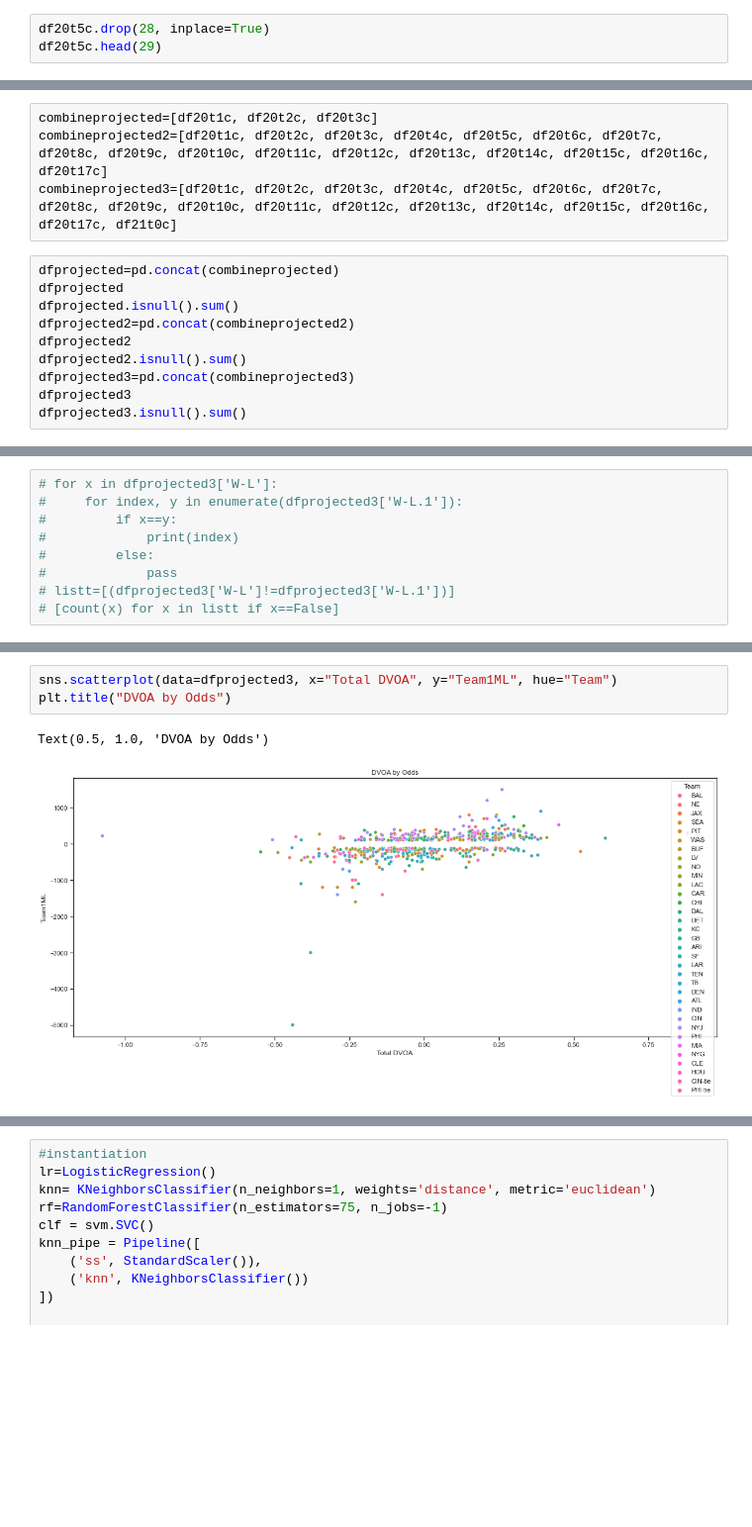
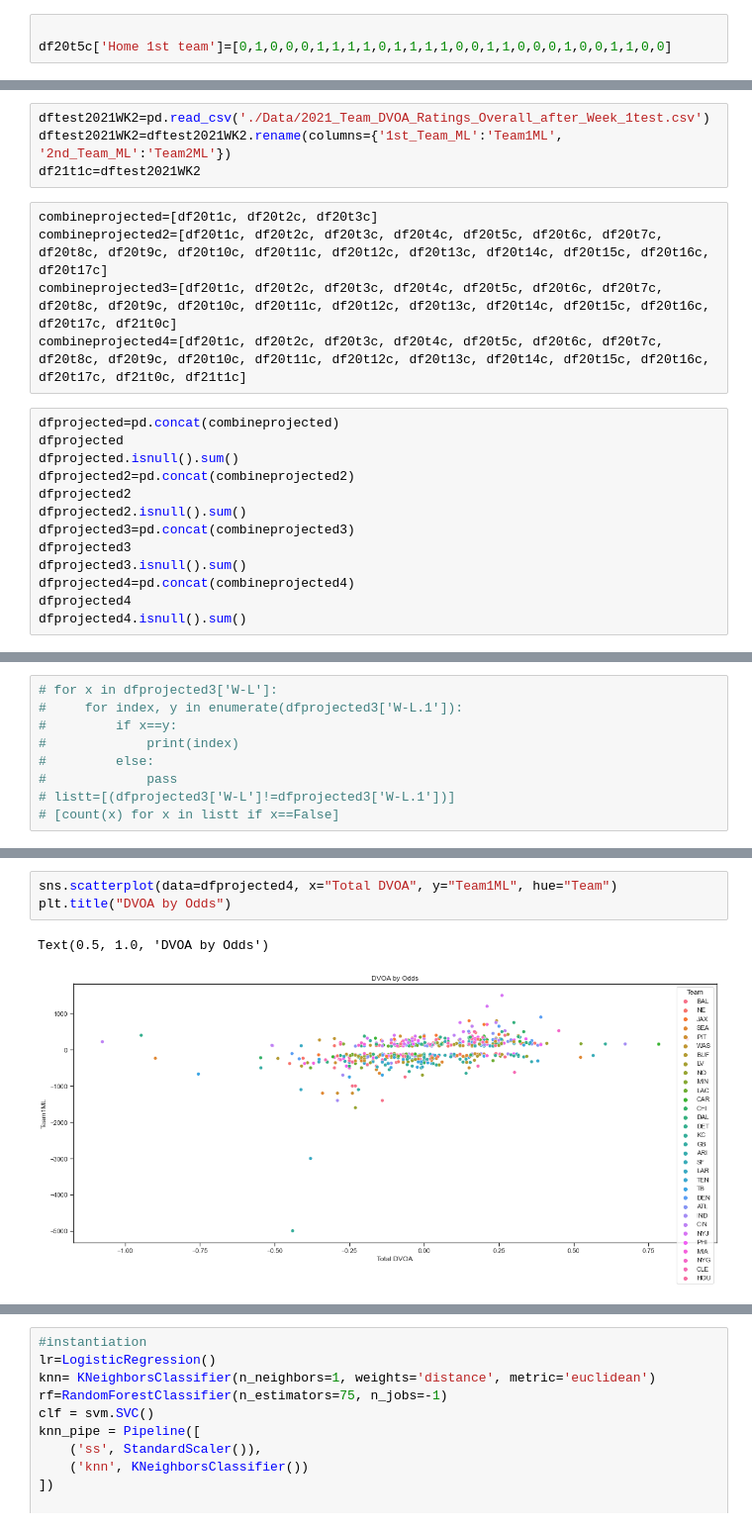
Before and after one commit to vivekbavda/NFL, a Jupyter notebook: BavdaNFLCapstoneDataCleaning.ipynb, the cells around one changed output, grey strips where cells are left out. Shown at 99% size. Drawn from its saved outputs; the diff is of its cells as text; blank space fills up the shorter version.

```diff
--- a/BavdaNFLCapstoneDataCleaning.ipynb
+++ b/BavdaNFLCapstoneDataCleaning.ipynb
@@ -526,4 +537,4 @@ Index(['Team', 'W-L', 'TotalDVOARankteam1', 'TotalDVOAteam1',
       dtype='object')
 # %%
-df20t5c.drop(28, inplace=True)
-df20t5c.head(29)
+
+df20t5c['Home 1st team']=[0,1,0,0,0,1,1,1,1,0,1,1,1,1,0,0,1,1,0,0,0,1,0,0,1,1,0,0]
@@ -979,10 +1026,15 @@ df21t0c.describe()
 | 75% | 1.000000 | 24.250000 | 0.157500 | 24.250000 | 0.136500 | ... |
 | max | 1.000000 | 32.000000 | 0.333000 | 32.000000 | 0.345000 | ... |
 8 rows × 37 columns
+# %%
+dftest2021WK2=pd.read_csv('./Data/2021_Team_DVOA_Ratings_Overall_after_Week_1test.csv')
+dftest2021WK2=dftest2021WK2.rename(columns={'1st_Team_ML':'Team1ML', '2nd_Team_ML':'Team2ML'})
+df21t1c=dftest2021WK2
 # %%
 combineprojected=[df20t1c, df20t2c, df20t3c]
 combineprojected2=[df20t1c, df20t2c, df20t3c, df20t4c, df20t5c, df20t6c, df20t7c, df20t8c, df20t9c, df20t10c, df20t11c, df20t12c, df20t13c, df20t14c, df20t15c, df20t16c, df20t17c]
 combineprojected3=[df20t1c, df20t2c, df20t3c, df20t4c, df20t5c, df20t6c, df20t7c, df20t8c, df20t9c, df20t10c, df20t11c, df20t12c, df20t13c, df20t14c, df20t15c, df20t16c, df20t17c, df21t0c]
+combineprojected4=[df20t1c, df20t2c, df20t3c, df20t4c, df20t5c, df20t6c, df20t7c, df20t8c, df20t9c, df20t10c, df20t11c, df20t12c, df20t13c, df20t14c, df20t15c, df20t16c, df20t17c, df21t0c, df21t1c]
 # %%
 dfprojected=pd.concat(combineprojected)
 dfprojected
@@ -993,6 +1045,9 @@ dfprojected2.isnull().sum()
 dfprojected3=pd.concat(combineprojected3)
 dfprojected3
 dfprojected3.isnull().sum()
+dfprojected4=pd.concat(combineprojected4)
+dfprojected4
+dfprojected4.isnull().sum()
 # %% [output]
 Team                                 0
 W-L                                  0
@@ -1107,7 +1162,7 @@ Text(0.5, 1.0, 'DVOA by Team')
 # %%
-sns.scatterplot(data=dfprojected3, x="Total DVOA", y="Team1ML", hue="Team")
+sns.scatterplot(data=dfprojected4, x="Total DVOA", y="Team1ML", hue="Team")
 plt.title("DVOA by Odds")
 # %% [output]
 Text(0.5, 1.0, 'DVOA by Odds')
-[figure, old version]
+[figure, new version]
 # %%
```
Also changed, not shown: parts of 86 cells of this notebook, 3 other files.
